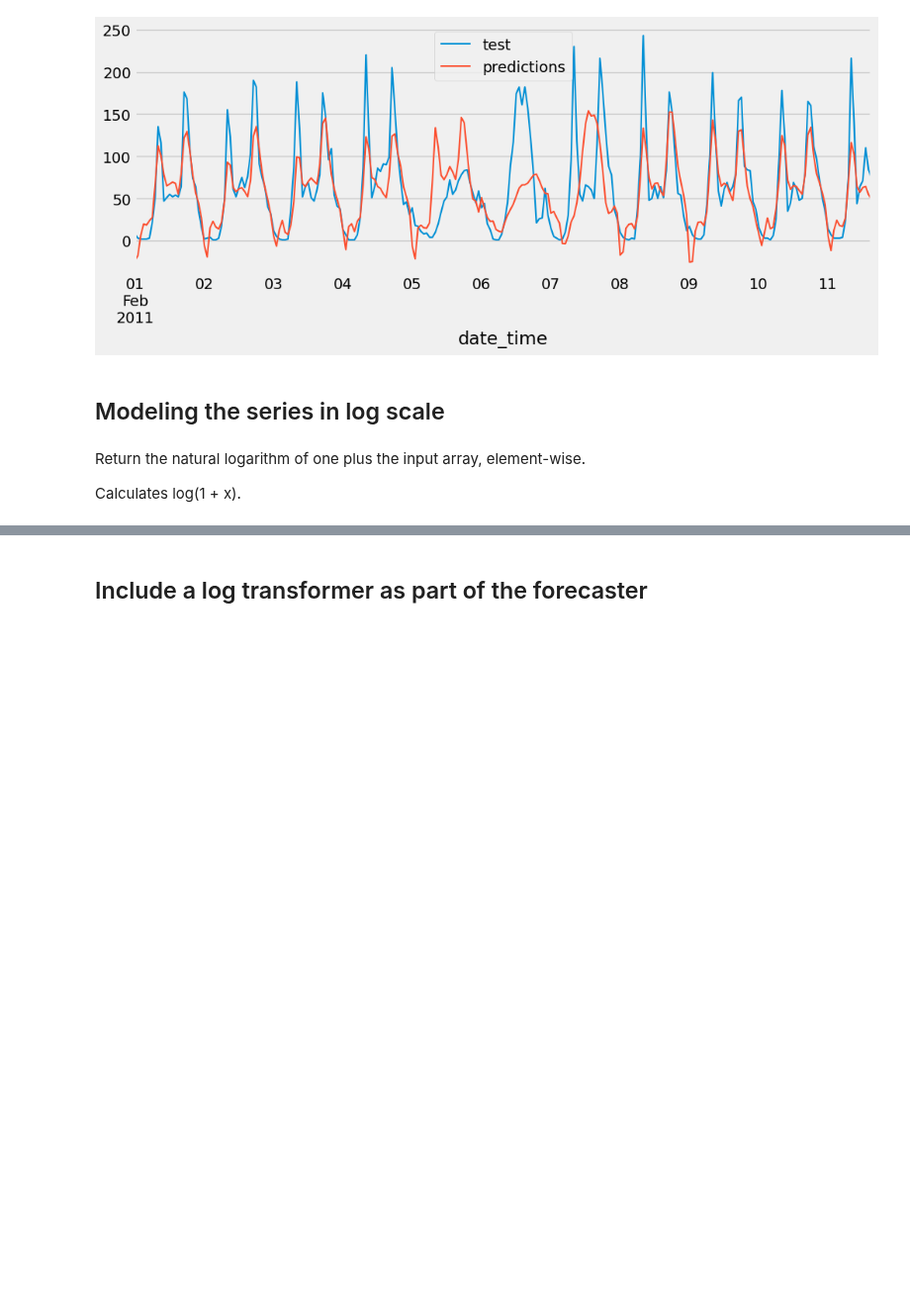
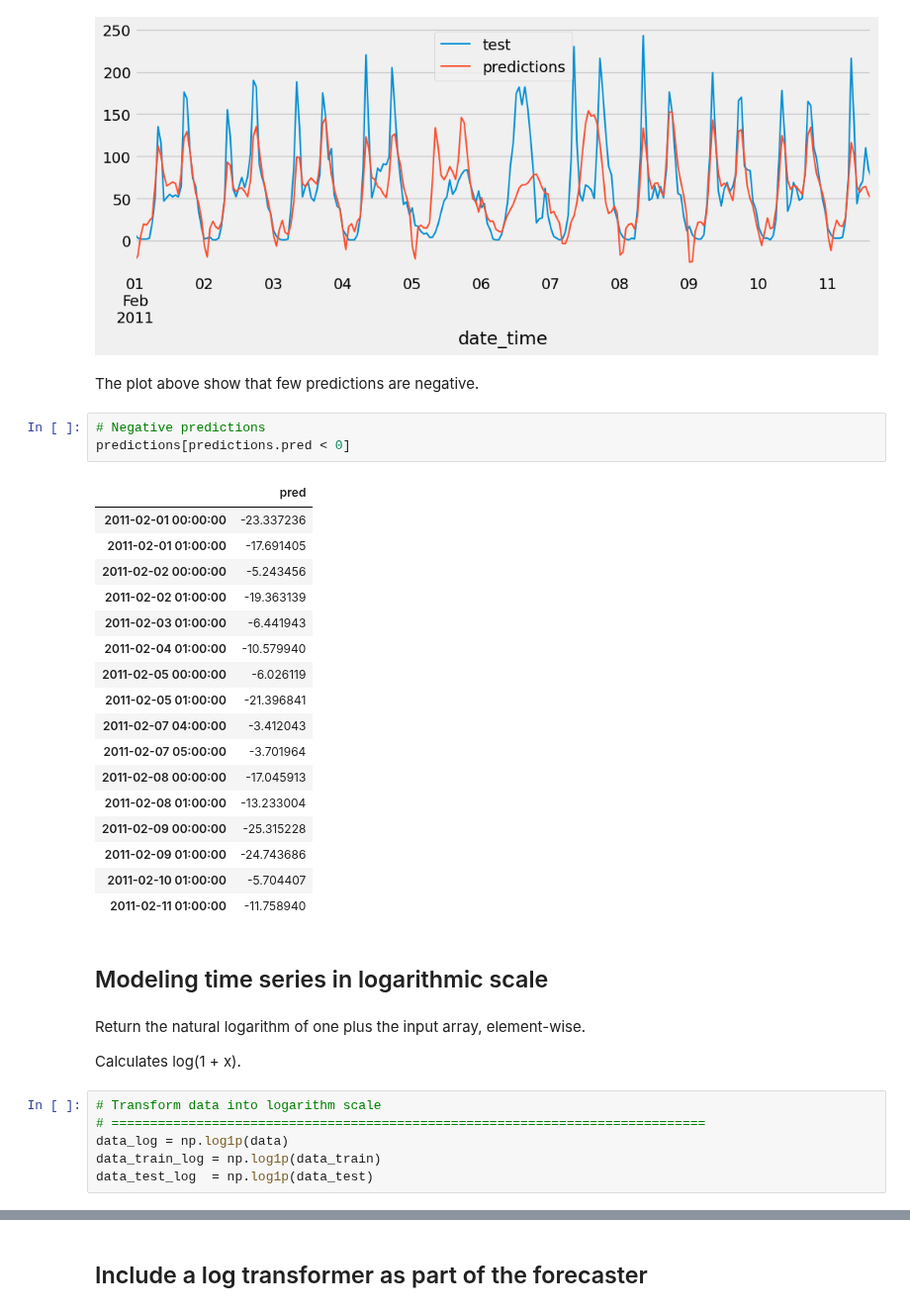
Before and after one commit to JoaquinAmatRodrigo/skforecast, a Jupyter notebook: docs/faq/non_negative_predictions.ipynb, the cells around one changed output, grey strips where cells are left out. Shown at 99% size. Saved outputs shown, nothing was run; the diff lists cells and outputs as text; blank space fills up the shorter version.

```diff
--- a/docs/faq/non_negative_predictions.ipynb
+++ b/docs/faq/non_negative_predictions.ipynb
@@ -126,10 +86,39 @@ predictions['pred'].plot(ax=ax, label='predictions')
 ax.legend();
 # %% [output]
 [figure]
+# %% [markdown]
+The plot above show that few predictions are negative.
+# %%
+# Negative predictions
+predictions[predictions.pred < 0]
+# %% [output]
+|  | pred |
+| 2011-02-01 00:00:00 | -23.337236 |
+| 2011-02-01 01:00:00 | -17.691405 |
+| 2011-02-02 00:00:00 | -5.243456 |
+| 2011-02-02 01:00:00 | -19.363139 |
+| 2011-02-03 01:00:00 | -6.441943 |
+| 2011-02-04 01:00:00 | -10.579940 |
+| 2011-02-05 00:00:00 | -6.026119 |
+| 2011-02-05 01:00:00 | -21.396841 |
+| 2011-02-07 04:00:00 | -3.412043 |
+| 2011-02-07 05:00:00 | -3.701964 |
+| 2011-02-08 00:00:00 | -17.045913 |
+| 2011-02-08 01:00:00 | -13.233004 |
+| 2011-02-09 00:00:00 | -25.315228 |
+| 2011-02-09 01:00:00 | -24.743686 |
+| 2011-02-10 01:00:00 | -5.704407 |
+| 2011-02-11 01:00:00 | -11.758940 |
 # %% [markdown]
-## Modeling the series in log scale
+## Modeling time series in logarithmic scale
 # %% [markdown]
 Return the natural logarithm of one plus the input array, element-wise.
 
 Calculates log(1 + x).
+# %%
+# Transform data into logarithm scale
+# =============================================================================
+data_log = np.log1p(data)
+data_train_log = np.log1p(data_train)
+data_test_log  = np.log1p(data_test)
 # %%
```
Also changed, not shown: parts of 8 cells of this notebook, 1 other file.
